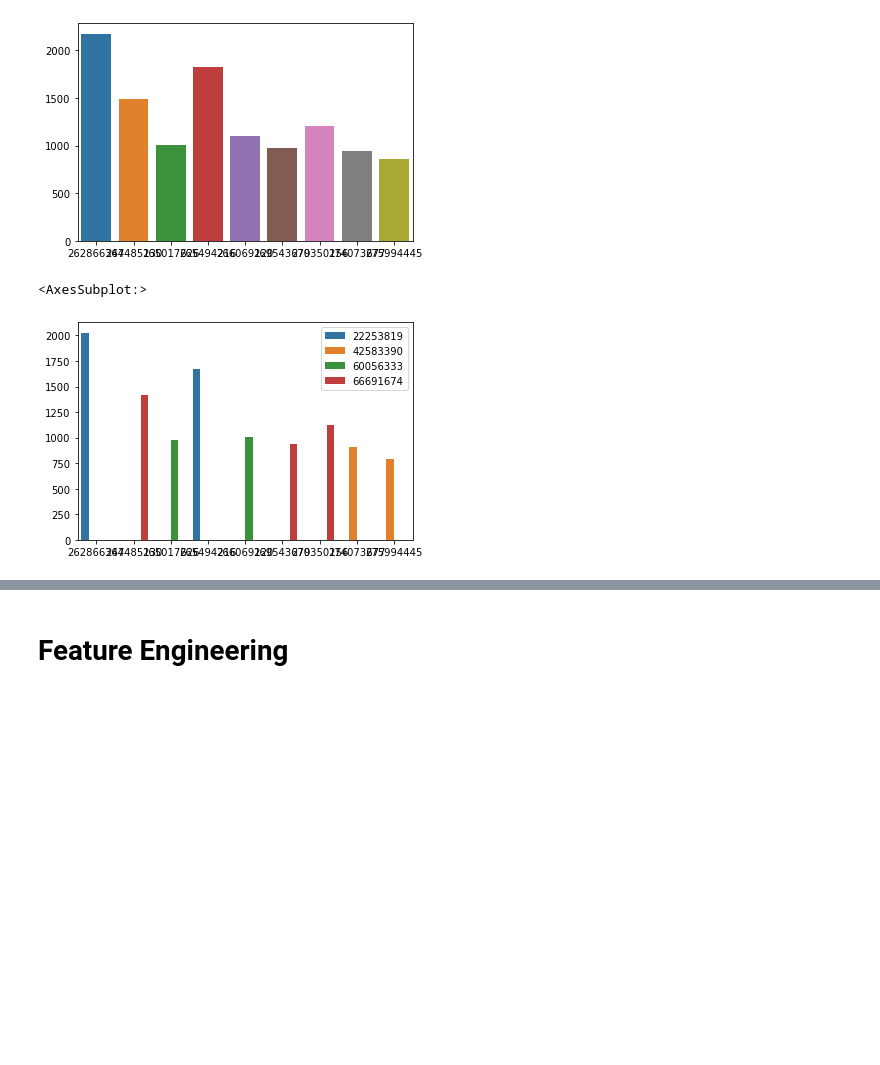
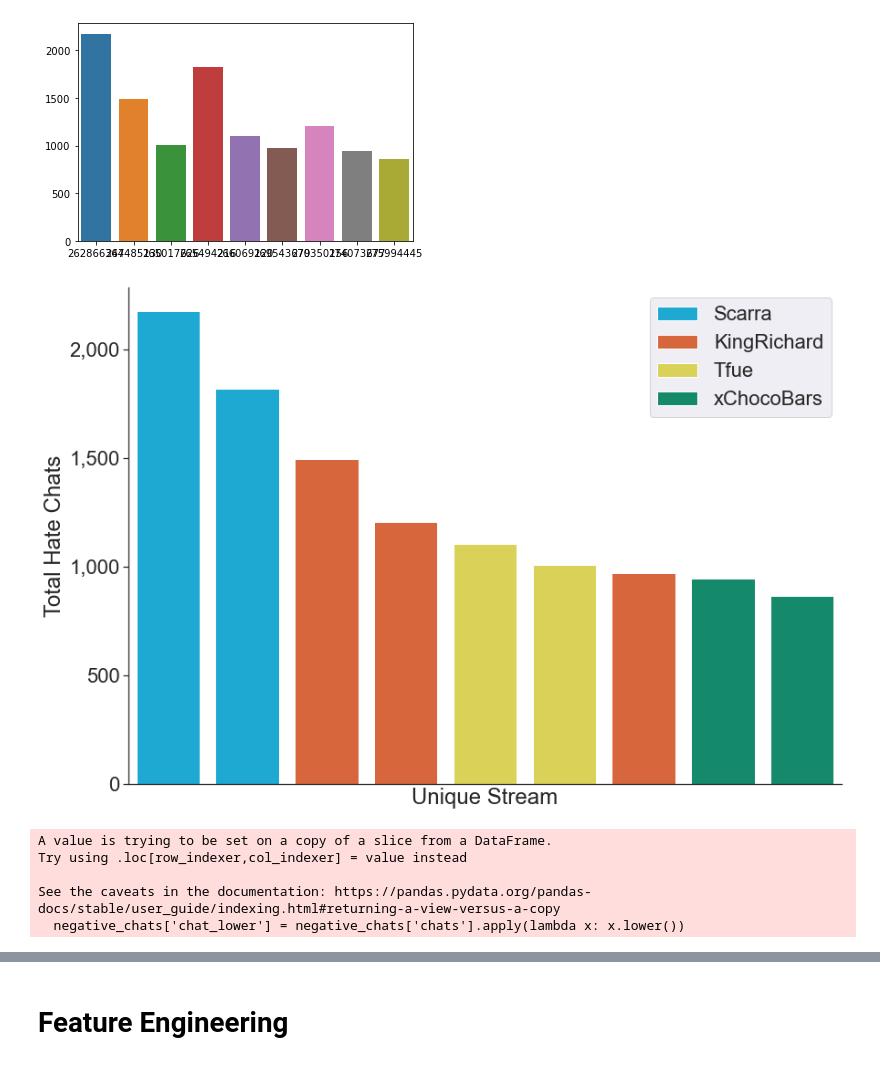
Before and after one commit to kelsklane/Capstone_Twitch_NLP, a Jupyter notebook: notebook/Models.ipynb, the cells around one changed output, grey strips where cells are left out. Cells and saved outputs as stored; diff of their text form; code cells hidden in the pictures; blank space fills up the shorter version.

```diff
--- a/notebook/Models.ipynb
+++ b/notebook/Models.ipynb
@@ -289,0 +350,19 @@ sns.barplot(x = index, y = bar_heights)
+# %%
+sns.set_style("ticks")
+fig, ax = plt.subplots(figsize=(14, 10))
+sns.set(font_scale = 2)
+
+
+# bar chart 1 -> top bars (group of 'smoker=No')
+#bar1 = sns.barplot(x="Streamer",  y="Percent Negative", data=total, color = '#6441A5', ax = ax)
+
+# bar chart 2 -> bottom bars (group of 'smoker=Yes')
+bar2 = sns.barplot(x="Streamer", y="Percent Negative", data=negative, color = '#6441A5', ax = ax)
+
+# add legend
+#top_bar = mpatches.Patch(color='#6441A5', label='Not Negative')
+#bottom_bar = mpatches.Patch(color='#F15A22', label='Negative')
+#ax.legend(handles=[top_bar, bottom_bar])
+plt.ylabel('Comment Percent')
+sns.despine()
+plt.savefig('streamer_percent_only_negative', dpi = 300, transparent = True)
@@ -301,15 +396,30 @@ sns.barplot(x = index, y = bar_heights)
 # %%
 #Hate per stream by creator
-graph = df.groupby(['channel_id', 'video_id'])['label'].sum()
-video = []
-creator = []
-for i in graph.index:
-    creator.append(i[0])
-    video.append(i[1])
-height = graph.values
+# graph = df.groupby(['channel_id', 'video_id'])['label'].sum().sort_values(ascending = False)
+# video = []
+# creator = []
+# for i in graph.index:
+#     creator.append(i[0])
+#     video.append(i[1])
+# height = graph.values
 
-fig, ax = plt.subplots()
-sns.barplot(x = video, y = height, hue = creator)
+
+sns.set_style("ticks")
+fig, ax = plt.subplots(figsize=(14, 10))
+sns.set(font_scale = 2)
+sns.barplot(x = video, y = height, hue = creator, order = video, ax = ax, dodge = False,
+            palette=["#00B9F1", "#F15A22", "#f0e442", "#009e73"])
+ax.set_xlabel('Unique Stream')
+ax.set_xticklabels([])
+plt.tick_params(
+    axis='x',          # changes apply to the x-axis
+    which='both',      # both major and minor ticks are affected
+    bottom=False,      # ticks along the bottom edge are off
+    top=False,         # ticks along the top edge are off
+    labelbottom=False)
+ax.set_ylabel('Total Hate Chats')
+ax.yaxis.set_major_formatter(mpl.ticker.StrMethodFormatter('{x:,.0f}'))
+sns.despine()
+plt.savefig('streamers', dpi = 300)
 # %% [output]
-<AxesSubplot:>
-[figure, old version]
+[figure, new version]
@@ -315,0 +428,12 @@ sns.barplot(x = video, y = height, hue = creator)
+# %%
+# Word Cloud
+negative_chats = df[df['label'] == 1]
+negative_chats['chat_lower'] = negative_chats['chats'].apply(lambda x: x.lower())
+# cv = CountVectorizer(lowercase = True, tokenizer = chat_tokenizer)
+# chat = cv.fit_transform(negative_chats['chats'])
+# %% [output]
+A value is trying to be set on a copy of a slice from a DataFrame.
+Try using .loc[row_indexer,col_indexer] = value instead
+
+See the caveats in the documentation: https://pandas.pydata.org/pandas-docs/stable/user_guide/indexing.html#returning-a-view-versus-a-copy
+  negative_chats['chat_lower'] = negative_chats['chats'].apply(lambda x: x.lower())
```
Also changed, not shown: parts of 37 cells of this notebook.
